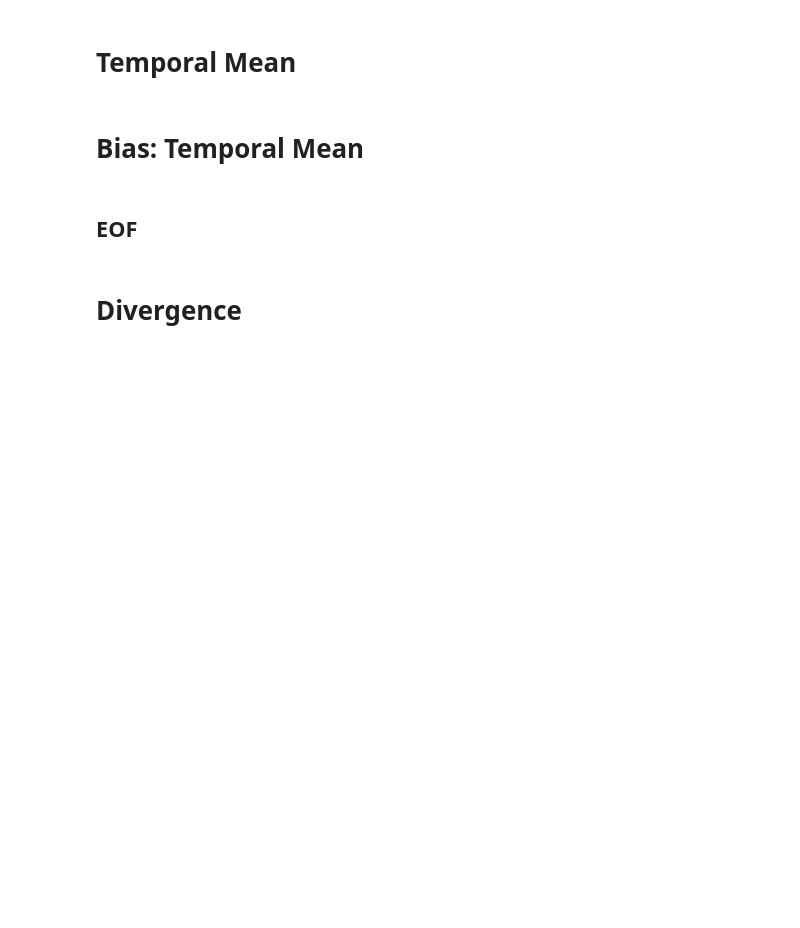
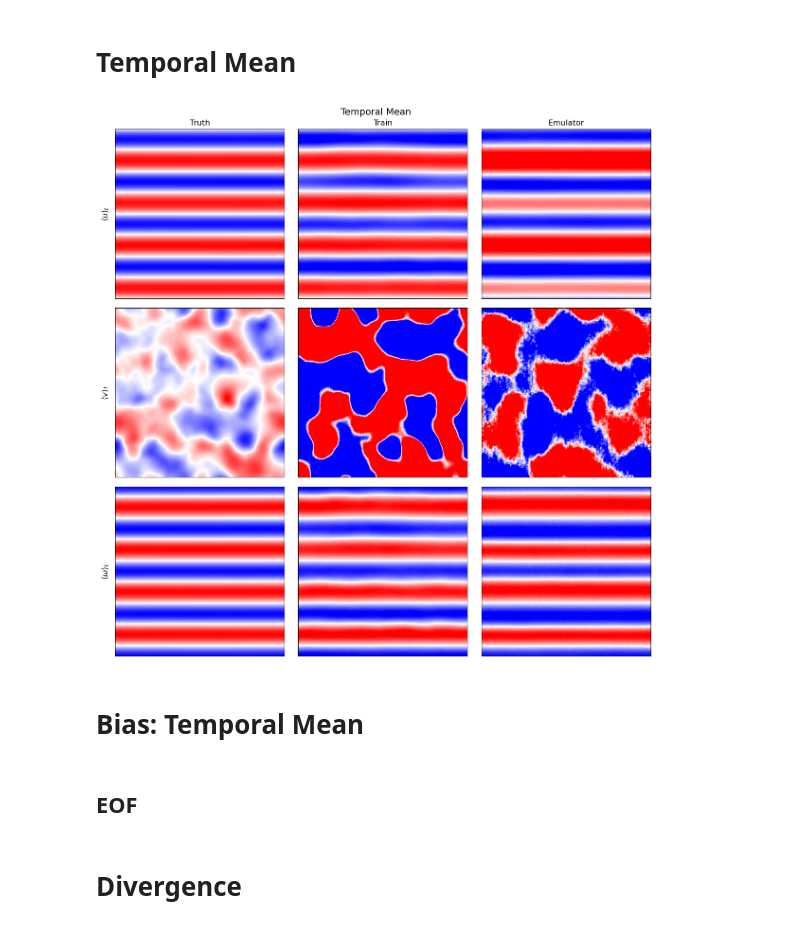
Before and after one commit to jshe2304/pruning-turbulence-vit, a Jupyter notebook: notebooks/visualize_long_analysis.ipynb, the cells around one changed output. Saved outputs shown, nothing was run; the diff lists cells and outputs as text; code cells hidden in the pictures; blank space fills up the shorter version.

Commit message:
cleanner, add unet

```diff
--- a/notebooks/visualize_long_analysis.ipynb
+++ b/notebooks/visualize_long_analysis.ipynb
@@ -148,45 +115,46 @@ fig.colorbar(sm, ax=axes, location='right', label="Percent pruned", pad=0.05)
 # %% [markdown]
 # Temporal Mean
 # %%
-################### Sample Mean ###################
+fig, axes = plt.subplots(3, 3, figsize=(12, 12))
 
-from inference.utils.plot_config import contourLevels, colormap
+from src.inference.utils.plot_config import contourLevels, colormap
 
-temp_dirs = [
-    truth_analysis_dir,
-    train_analysis_dir,
-    '/glade/derecho/scratch/jshen/prune_base/l1/long_analyses/42',
-]
+# Load data and find global vmax for each variable
+vmax_U, vmax_V, vmax_Omega = 0, 0, 0
 
-fig, axes = plt.subplots(3, 3, figsize=(8, 8), layout='constrained')
-for i, (label, analysis_dir) in enumerate(zip(['Truth', 'Train', 'Emulator'], temp_dirs)):
+for i, (label, analysis_dir) in enumerate(zip(labels, analysis_dirs)):
+    data = np.load(os.path.join(analysis_dir, "temporal_mean.npz"))
 
-    data = np.load(analysis_dir + "/temporal_mean.npz")
-    # data = np.load(analysis_dir_truth + "/temporal_mean.npz")
-
-    U_mean_sample = data['U_sample_mean']
-    V_mean_sample = data['V_sample_mean']
-    Omega_mean_sample = data['Omega_sample_mean']
+    U_mean = data['U_sample_mean']
+    V_mean = data['V_sample_mean']
+    Omega_mean = data['Omega_sample_mean']
 
     if i == 0:
-        vmax_U = np.max(U_mean_sample)
-        vmax_V = np.max(V_mean_sample)
-        vmax_Omega = np.max(Omega_mean_sample)
+        vmax_U = np.max(np.abs(U_mean))
+        vmax_V = np.max(np.abs(V_mean))
+        vmax_Omega = np.max(np.abs(Omega_mean))
 
-    axes[0,i].contourf(U_mean_sample, levels=contourLevels, cmap=colormap, vmax=vmax_U, vmin=-vmax_U)
-    axes[1,i].contourf(V_mean_sample, levels=contourLevels, cmap=colormap, vmax=vmax_V, vmin=-vmax_V)
-    axes[2,i].contourf(Omega_mean_sample, levels=contourLevels, cmap=colormap, vmax=vmax_Omega, vmin=-vmax_Omega)
+    # Plot
+    axes[0, i].contourf(U_mean, levels=contourLevels, cmap=colormap, vmax=vmax_U, vmin=-vmax_U)
+    axes[1, i].contourf(V_mean, levels=contourLevels, cmap=colormap, vmax=vmax_V, vmin=-vmax_V)
+    axes[2, i].contourf(Omega_mean, levels=contourLevels, cmap=colormap, vmax=vmax_Omega, vmin=-vmax_Omega)
 
-    axes[0,i].set_title(rf"$u$ {label}")
-    axes[1,i].set_title(rf"$v$ {label}")
-    axes[2,i].set_title(rf"$\omega$ {label}")
+    axes[0, i].set_title(f'{label}')
 
-# Set aspect ratio to equal and remove labels for all axes
+# Row labels
+axes[0, 0].set_ylabel(r'$\langle u \rangle_t$', fontsize=12)
+axes[1, 0].set_ylabel(r'$\langle v \rangle_t$', fontsize=12)
+axes[2, 0].set_ylabel(r'$\langle \omega \rangle_t$', fontsize=12)
+
+# Clean up axes
 for ax in axes.flat:
     ax.set_aspect('equal')
     ax.set_xticks([])
     ax.set_yticks([])
 
-fig.suptitle(r'Temporal Mean')
+fig.suptitle('Temporal Mean', fontsize=14)
+fig.tight_layout()
+# %% [output]
+[figure, added]
 # %% [markdown]
 # Bias: Temporal Mean
```
Also changed, not shown: parts of 12 cells of this notebook, 39 other files.
